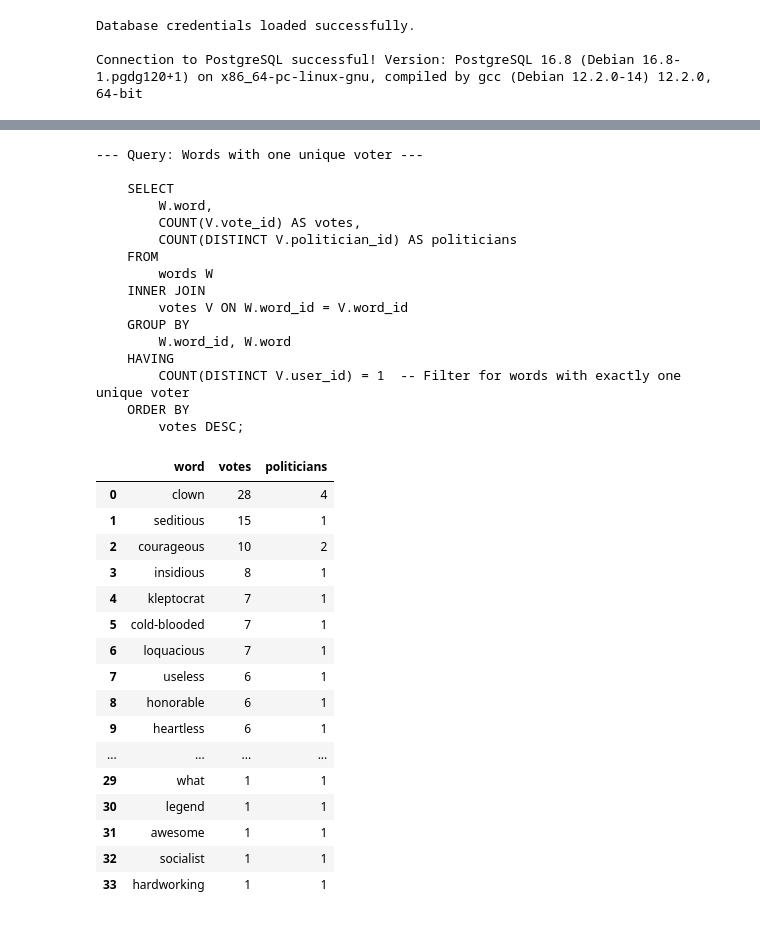
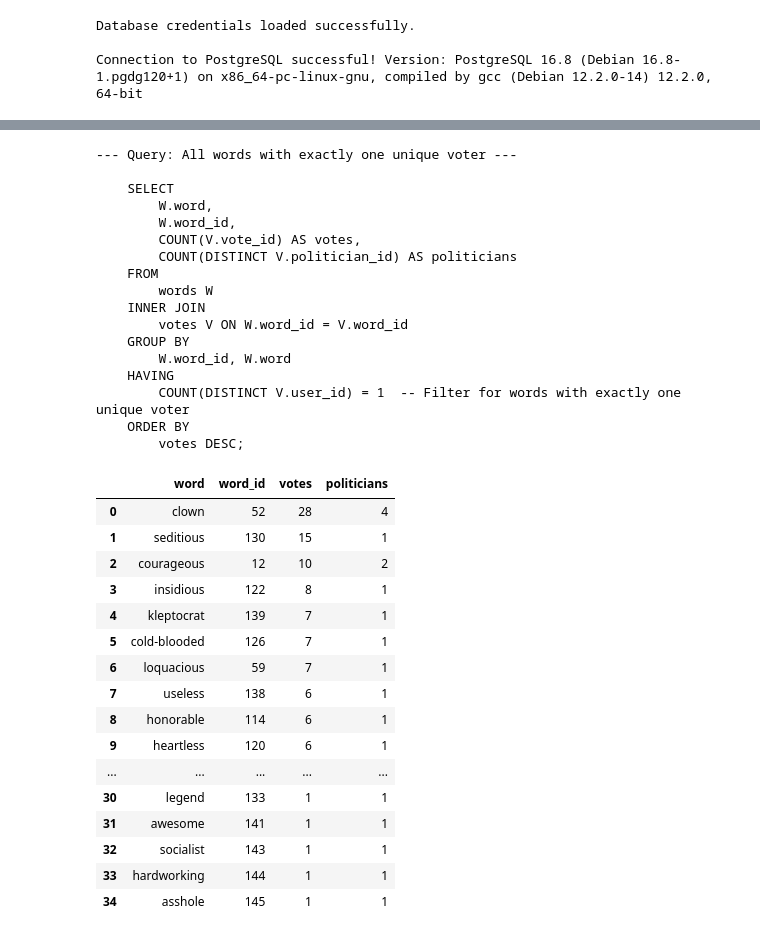
Before and after one commit to brayvid/soap-research, a Jupyter notebook: soap_sql_queries.ipynb, the cells around one changed output, grey strips where cells are left out. Cells and saved outputs as stored; diff of their text form; code cells hidden in the pictures.

```diff
--- a/soap_ds.ipynb
+++ b/soap_sql_queries.ipynb
@@ -233,6 +233,7 @@ if engine:
     sql_query = """
     SELECT
         W.word,
+        W.word_id,
         COUNT(V.vote_id) AS votes,
         COUNT(DISTINCT V.politician_id) AS politicians
     FROM
@@ -246,52 +247,53 @@ if engine:
     ORDER BY
         votes DESC;
     """
     try:
-        print("--- Query: Words with one unique voter ---")
+        print("--- Query: All words with exactly one unique voter ---")
         print(sql_query)
         df_query = pd.read_sql_query(sql_query, engine)
         if not df_query.empty:
             display(df_query)
         else:
             print("No words found with only one unique voter.")
     except Exception as e:
         print(f"Error executing query: {e}")
 else:
     print("Database engine not available. Please run the connection cell first.")
 # %% [output]
---- Query: Words with one unique voter ---
+--- Query: All words with exactly one unique voter ---
 
     SELECT
         W.word,
+        W.word_id,
         COUNT(V.vote_id) AS votes,
         COUNT(DISTINCT V.politician_id) AS politicians
     FROM
         words W
     INNER JOIN
         votes V ON W.word_id = V.word_id
     GROUP BY
         W.word_id, W.word
     HAVING
         COUNT(DISTINCT V.user_id) = 1  -- Filter for words with exactly one unique voter
     ORDER BY
         votes DESC;
-|  | word | votes | politicians |
-| 0 | clown | 28 | 4 |
-| 1 | seditious | 15 | 1 |
-| 2 | courageous | 10 | 2 |
-| 3 | insidious | 8 | 1 |
-| 4 | kleptocrat | 7 | 1 |
-| 5 | cold-blooded | 7 | 1 |
-| 6 | loquacious | 7 | 1 |
-| 7 | useless | 6 | 1 |
-| 8 | honorable | 6 | 1 |
-| 9 | heartless | 6 | 1 |
-| ... | ... | ... | ... |
-| 29 | what | 1 | 1 |
-| 30 | legend | 1 | 1 |
-| 31 | awesome | 1 | 1 |
-| 32 | socialist | 1 | 1 |
-| 33 | hardworking | 1 | 1 |
+|  | word | word_id | votes | politicians |
+| 0 | clown | 52 | 28 | 4 |
+| 1 | seditious | 130 | 15 | 1 |
+| 2 | courageous | 12 | 10 | 2 |
+| 3 | insidious | 122 | 8 | 1 |
+| 4 | kleptocrat | 139 | 7 | 1 |
+| 5 | cold-blooded | 126 | 7 | 1 |
+| 6 | loquacious | 59 | 7 | 1 |
+| 7 | useless | 138 | 6 | 1 |
+| 8 | honorable | 114 | 6 | 1 |
+| 9 | heartless | 120 | 6 | 1 |
+| ... | ... | ... | ... | ... |
+| 30 | legend | 133 | 1 | 1 |
+| 31 | awesome | 141 | 1 | 1 |
+| 32 | socialist | 143 | 1 | 1 |
+| 33 | hardworking | 144 | 1 | 1 |
+| 34 | asshole | 145 | 1 | 1 |
 # %%
 if engine:
     sql_query = """
```
Also changed, not shown: parts of 4 cells of this notebook.
